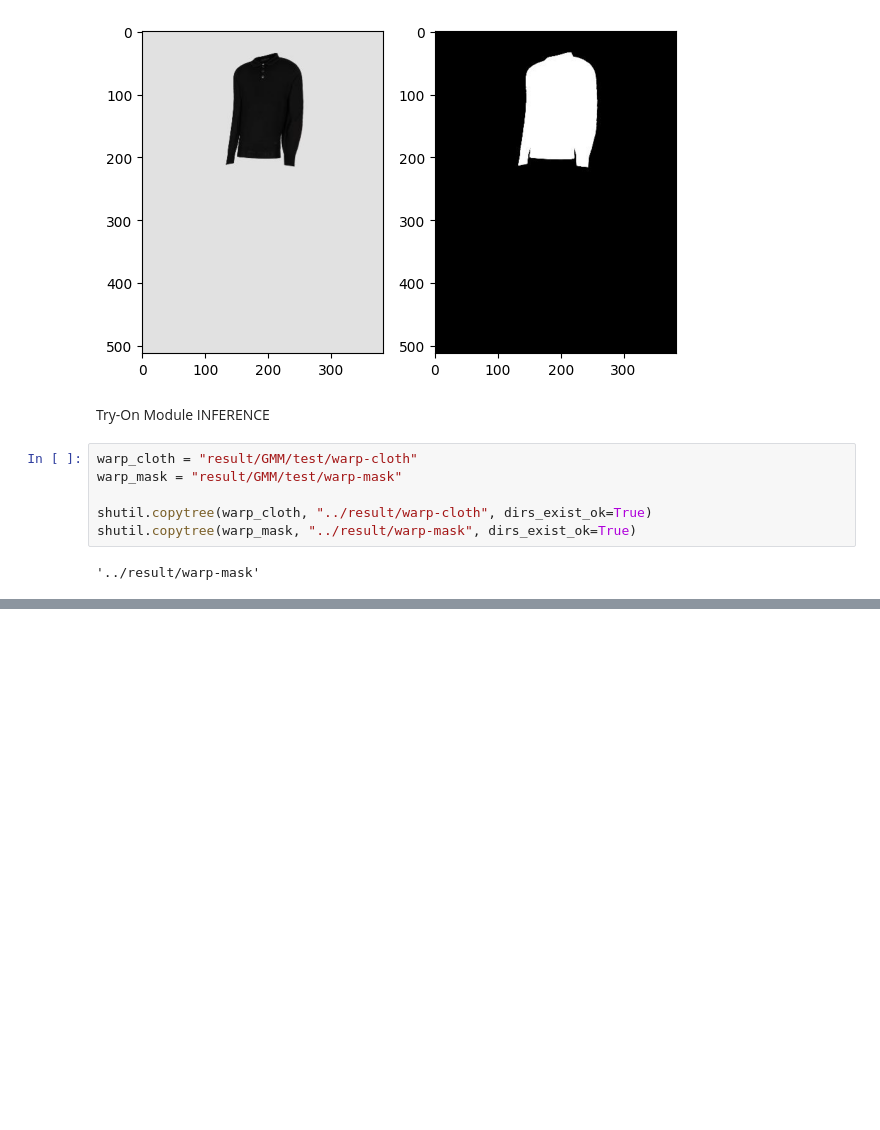
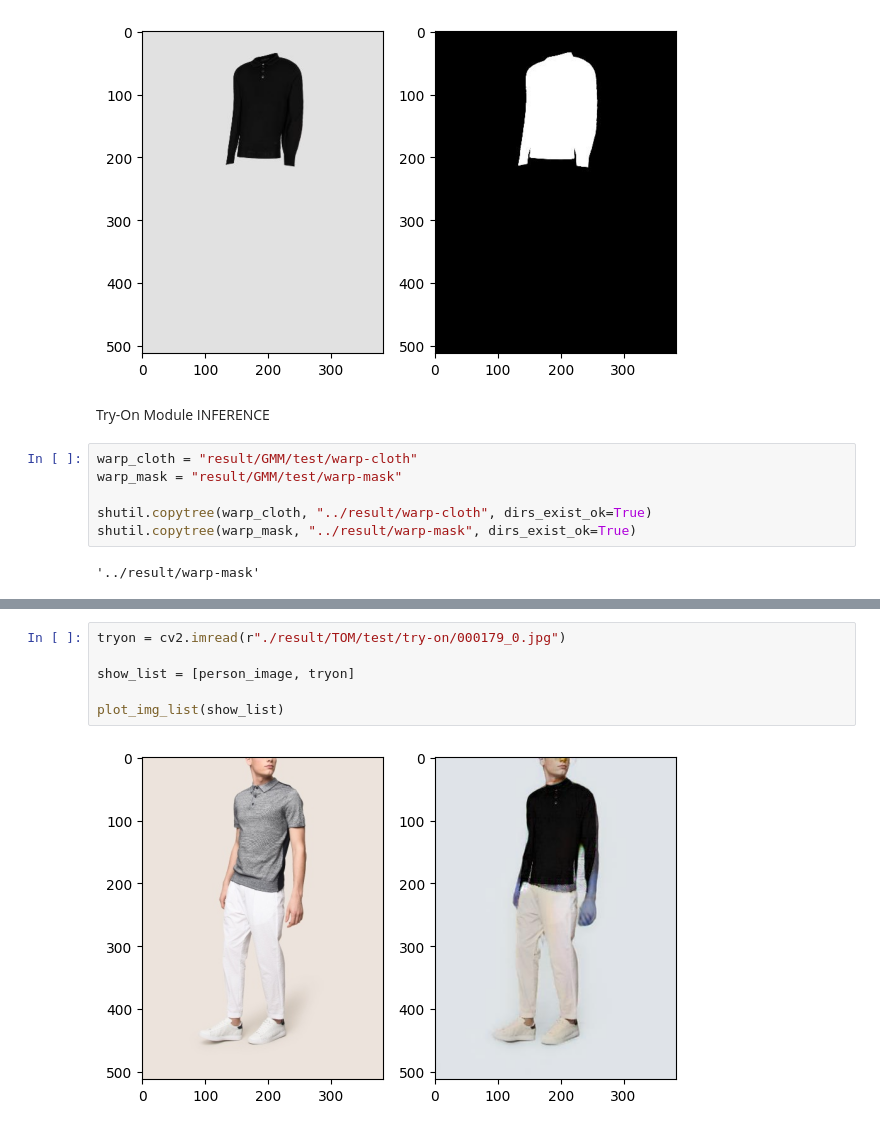
Before and after one commit to felicia-puzone/virtual-try-on-app, a Jupyter notebook: Inference_pipeline_presentation.ipynb, the cells around one changed output, grey strips where cells are left out. Cells and saved outputs as stored; diff of their text form; blank space fills up the shorter version.

```diff
--- a/Inference_pipeline_presentation.ipynb
+++ b/Inference_pipeline_presentation.ipynb
@@ -411,0 +431,8 @@ shutil.copytree(warp_mask, "../result/warp-mask", dirs_exist_ok=True)
+# %%
+tryon = cv2.imread(r"./result/TOM/test/try-on/000179_0.jpg")
+
+show_list = [person_image, tryon]
+
+plot_img_list(show_list)
+# %% [output]
+[figure, added]
```
Also changed, not shown: parts of 13 cells of this notebook.
